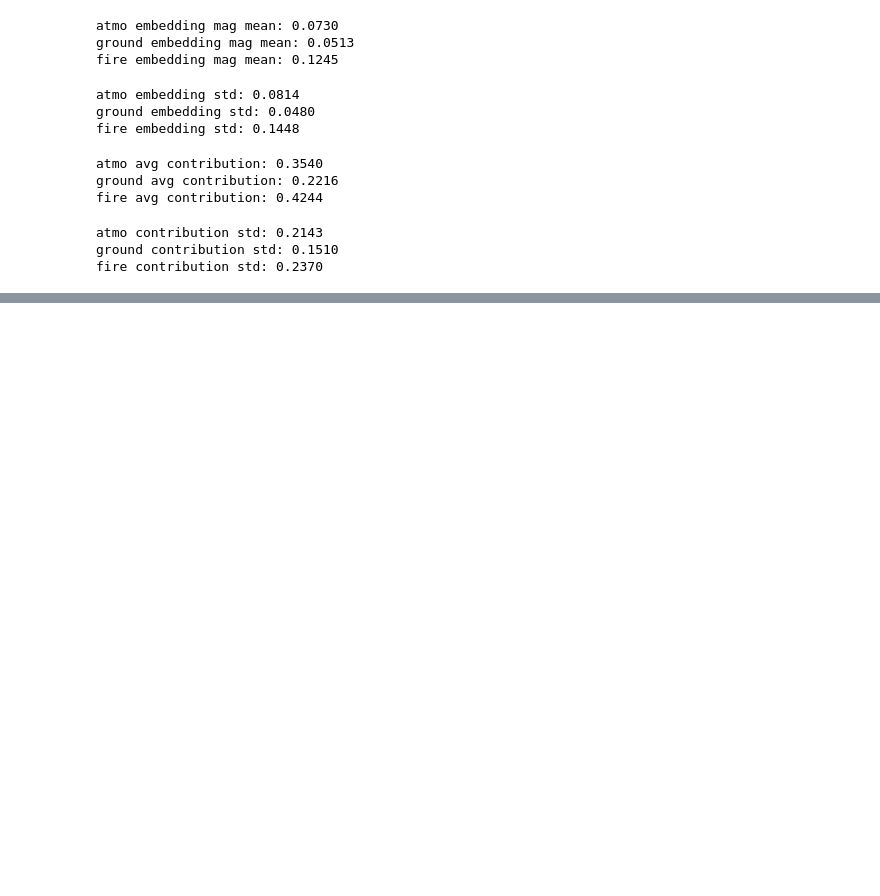
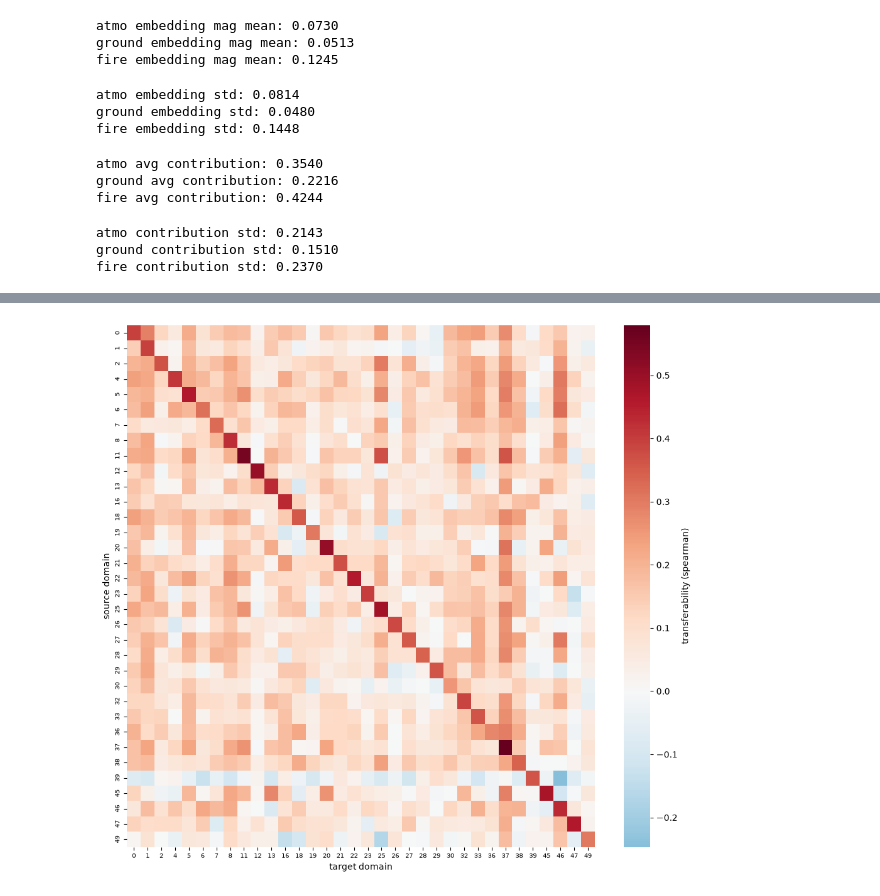
Before and after one commit to yashkher-123/transferability-through-representations, a Jupyter notebook: transfer_matrix_analysis.ipynb, the cells around one changed output, grey strips where cells are left out. Cells and saved outputs as stored; diff of their text form; code cells hidden in the pictures; blank space fills up the shorter version.

```diff
--- a/transfer_matrix_analysis.ipynb
+++ b/transfer_matrix_analysis.ipynb
@@ -215,0 +246,12 @@ fire contribution std: 0.2370
+# %%
+plt.figure(figsize=(10, 9))
+ax = sns.heatmap(true_matrix, annot=False, cmap="RdBu_r", center=0,
+                  xticklabels=true_matrix.columns, yticklabels=true_matrix.index,
+                  cbar_kws={"label": "transferability (spearman)"})
+ax.set_xlabel("target domain")
+ax.set_ylabel("source domain")
+ax.tick_params(labelsize=7)
+plt.tight_layout()
+plt.show()
+# %% [output]
+[figure, added]
```
Also changed, not shown: parts of 1 cell of this notebook.
